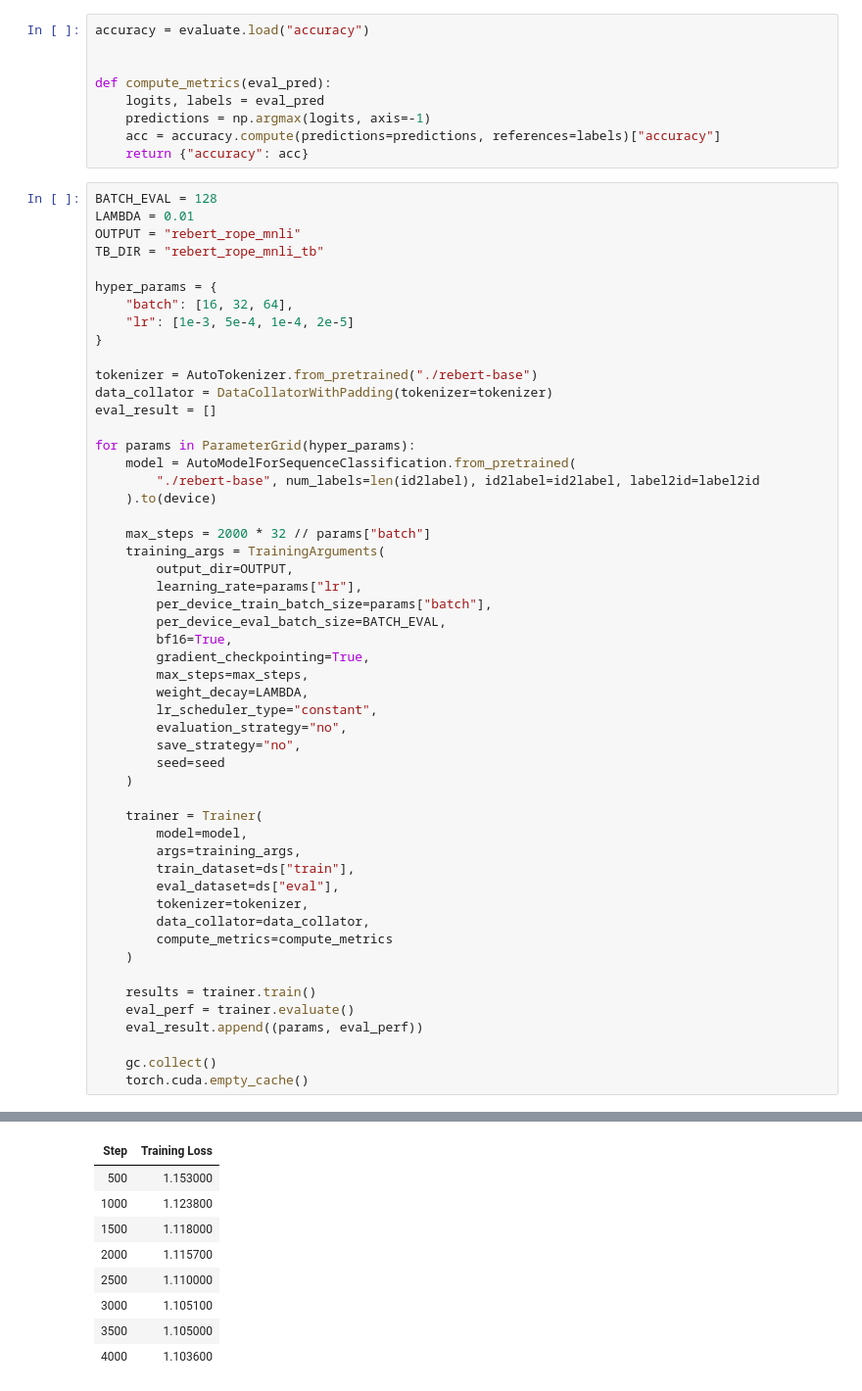
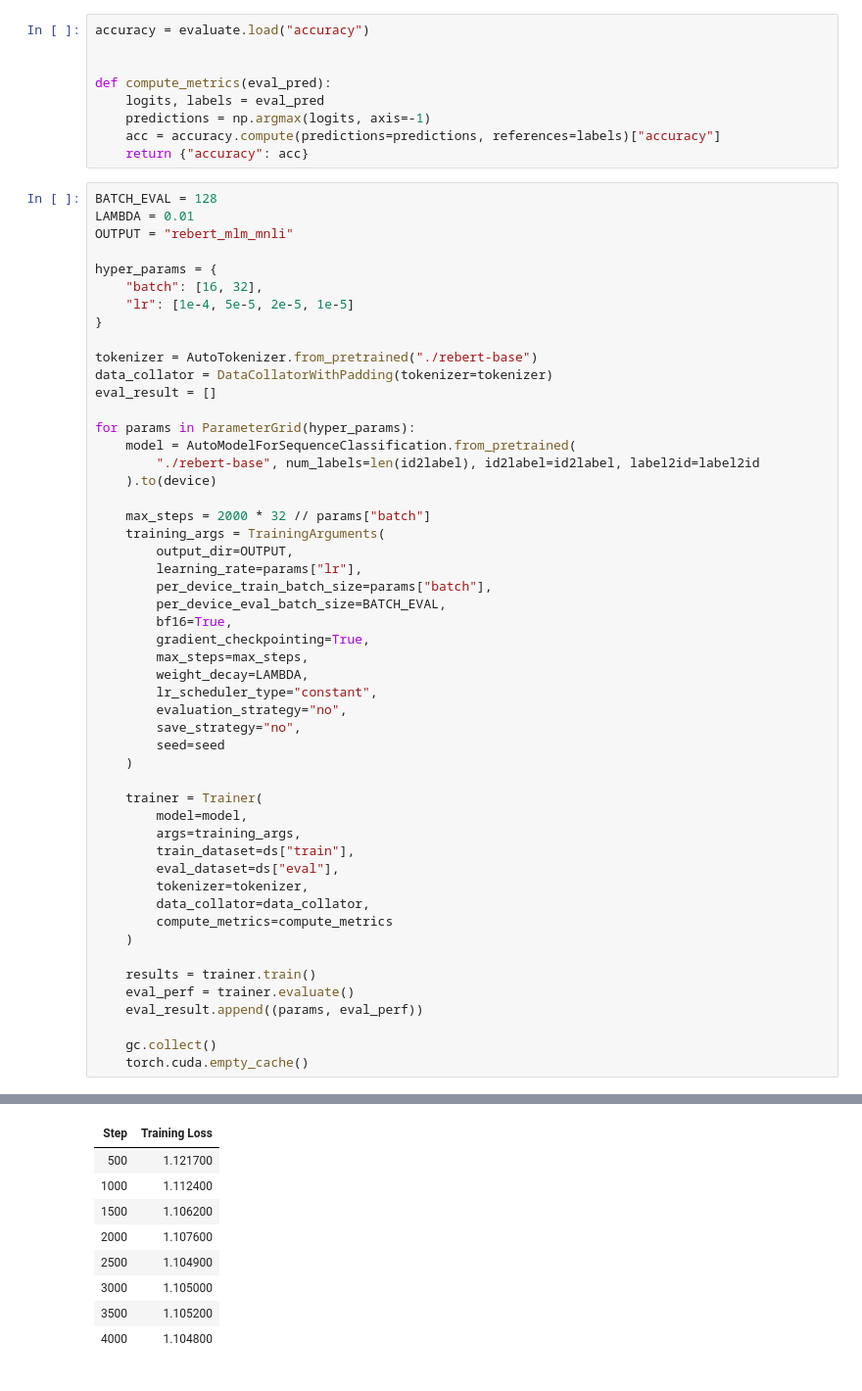
Before and after one commit to shilongdai/ROT5, a Jupyter notebook: finetune_mnli.ipynb, the cells around one changed output, grey strips where cells are left out. Shown at 98% size. Saved outputs shown, nothing was run; the diff lists cells and outputs as text.

```diff
--- a/finetune_mnli.ipynb
+++ b/finetune_mnli.ipynb
@@ -61,12 +61,11 @@ def compute_metrics(eval_pred):
 # %%
 BATCH_EVAL = 128
 LAMBDA = 0.01
-OUTPUT = "rebert_rope_mnli"
-TB_DIR = "rebert_rope_mnli_tb"
+OUTPUT = "rebert_mlm_mnli"
 
 hyper_params = {
-    "batch": [16, 32, 64],
-    "lr": [1e-3, 5e-4, 1e-4, 2e-5]
+    "batch": [16, 32],
+    "lr": [1e-4, 5e-5, 2e-5, 1e-5]
 }
 
 tokenizer = AutoTokenizer.from_pretrained("./rebert-base")
@@ -118,9 +117,9 @@ You're using a RobertaTokenizerFast tokenizer. Please note that with a fast toke
 | Step | Training Loss |
-| 500 | 1.153000 |
-| 1000 | 1.123800 |
-| 1500 | 1.118000 |
-| 2000 | 1.115700 |
-| 2500 | 1.110000 |
-| 3000 | 1.105100 |
-| 3500 | 1.105000 |
-| 4000 | 1.103600 |
+| 500 | 1.121700 |
+| 1000 | 1.112400 |
+| 1500 | 1.106200 |
+| 2000 | 1.107600 |
+| 2500 | 1.104900 |
+| 3000 | 1.105000 |
+| 3500 | 1.105200 |
+| 4000 | 1.104800 |
```
Also changed, not shown: parts of 5 cells of this notebook, 3 other files.
